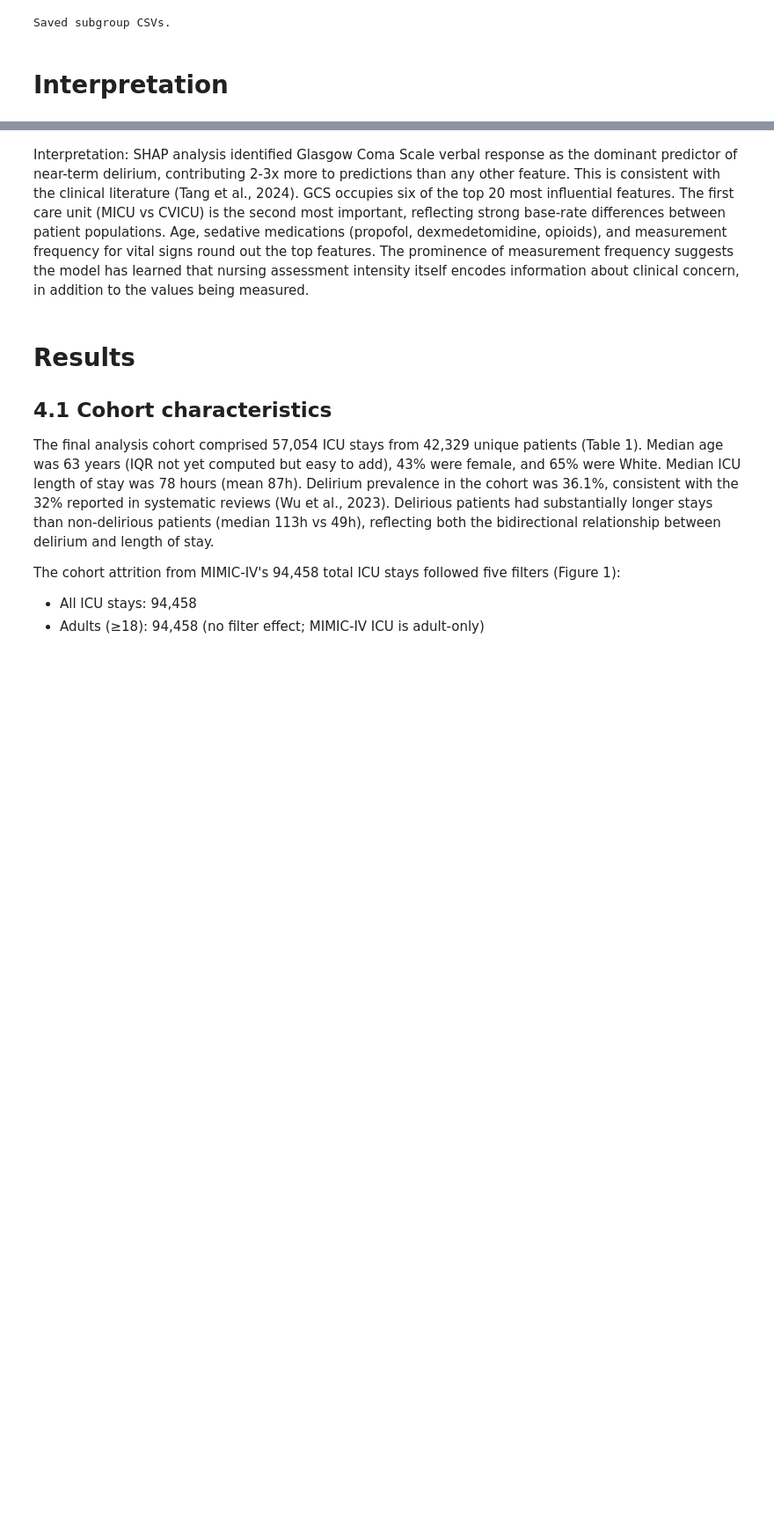
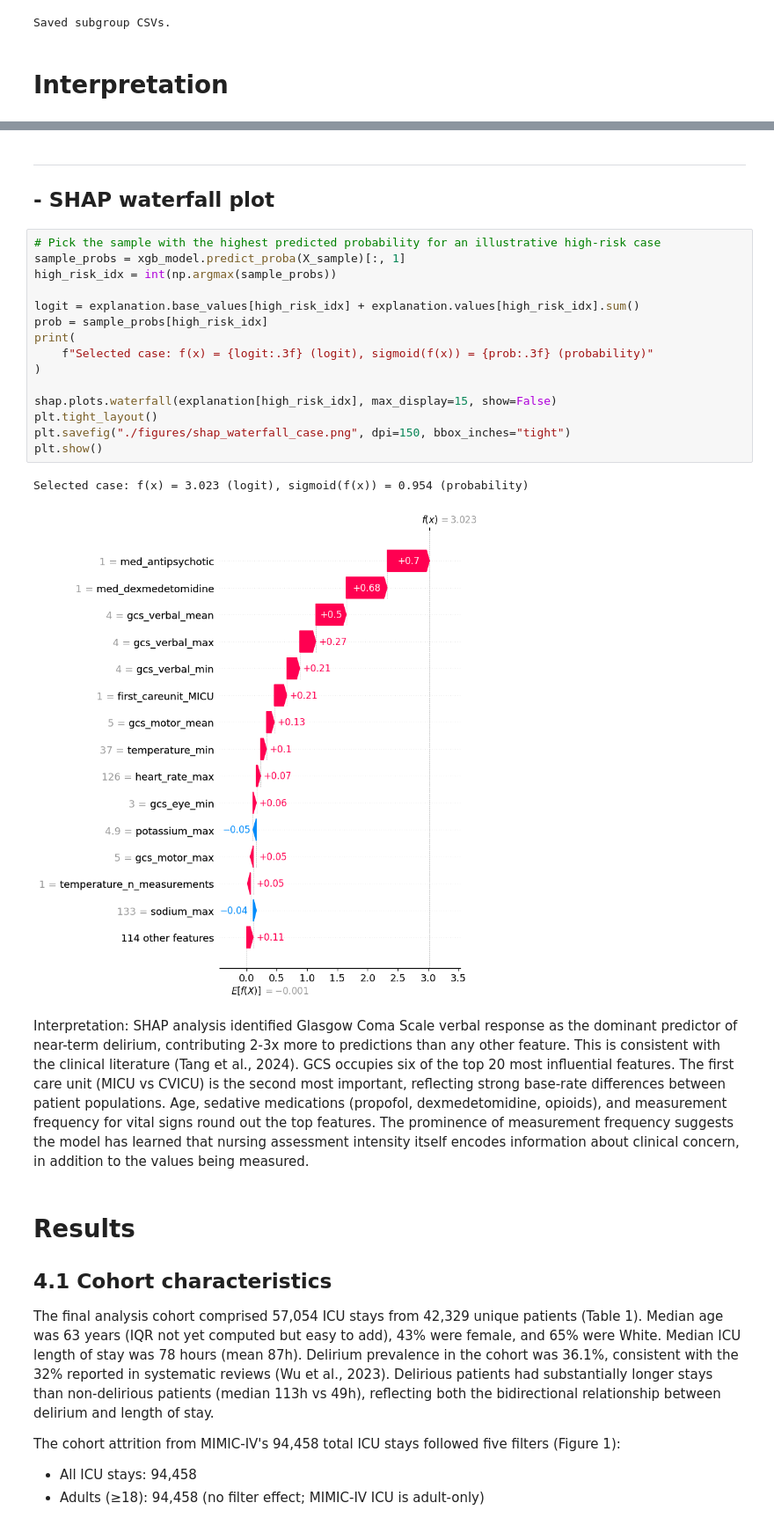
Before and after one commit to Hadyalt/AI_In_Healthcare_Capstone_Project, a Jupyter notebook: main.ipynb, the cells around one changed output, grey strips where cells are left out. Shown at 88% size. Cells and saved outputs as stored; diff of their text form; blank space fills up the shorter version.

```diff
--- a/main.ipynb
+++ b/main.ipynb
@@ -4280,3 +4241,24 @@ Saved ./data/feature_importance.csv
+# %% [markdown]
+---
+## - SHAP waterfall plot
+# %%
+# Pick the sample with the highest predicted probability for an illustrative high-risk case
+sample_probs = xgb_model.predict_proba(X_sample)[:, 1]
+high_risk_idx = int(np.argmax(sample_probs))
+
+logit = explanation.base_values[high_risk_idx] + explanation.values[high_risk_idx].sum()
+prob = sample_probs[high_risk_idx]
+print(
+    f"Selected case: f(x) = {logit:.3f} (logit), sigmoid(f(x)) = {prob:.3f} (probability)"
+)
+
+shap.plots.waterfall(explanation[high_risk_idx], max_display=15, show=False)
+plt.tight_layout()
+plt.savefig("./figures/shap_waterfall_case.png", dpi=150, bbox_inches="tight")
+plt.show()
+# %% [output]
+Selected case: f(x) = 3.023 (logit), sigmoid(f(x)) = 0.954 (probability)
+[figure, added]
 # %% [markdown]
 Interpretation: SHAP analysis identified Glasgow Coma Scale verbal response as the dominant predictor of near-term delirium, contributing 2-3x more to predictions than any other feature. This is consistent with the clinical literature (Tang et al., 2024). GCS occupies six of the top 20 most influential features. The first care unit (MICU vs CVICU) is the second most important, reflecting strong base-rate differences between patient populations. Age, sedative medications (propofol, dexmedetomidine, opioids), and measurement frequency for vital signs round out the top features. The prominence of measurement frequency suggests the model has learned that nursing assessment intensity itself encodes information about clinical concern, in addition to the values being measured.
 # %% [markdown]
```
Also changed, not shown: parts of 16 cells of this notebook, 9 other files.
